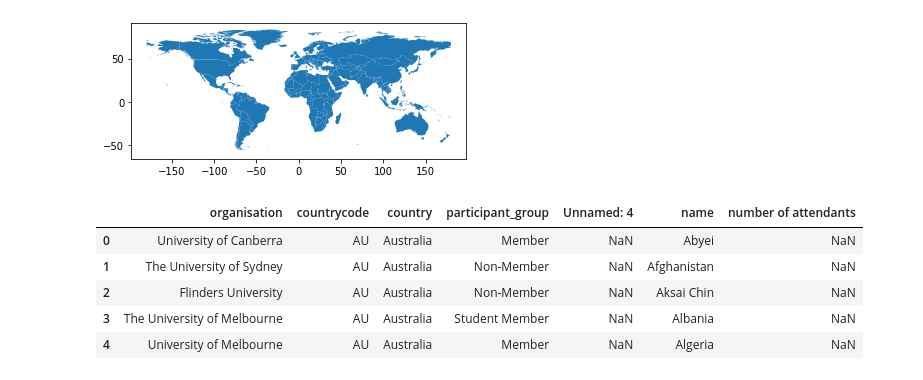
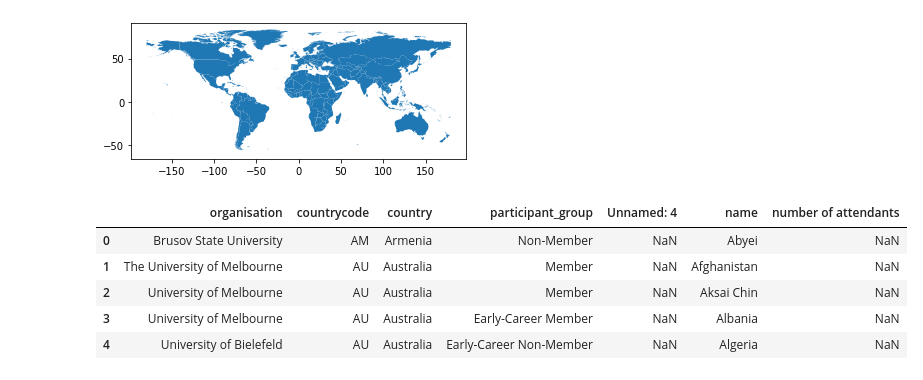
Before and after one commit to alyssageorgee/uaces, a Jupyter notebook: 2022 Data/Map.ipynb, the cells around one changed output. Cells and saved outputs as stored; diff of their text form; code cells hidden in the pictures.

```diff
--- a/2022 Data/Map.ipynb
+++ b/2022 Data/Map.ipynb
@@ -19,15 +19,15 @@ map_df.plot()
 <AxesSubplot:>
 [figure]
 # %%
-df =pd.read_excel('Attendees/2018 Bath.xlsx')
+df =pd.read_excel('Attendees/2021 Virtual.xlsx')
 df.head()
 # %% [output]
 |  | organisation | countrycode | country | participant_group | Unnamed: 4 | name | number of attendants |
-| 0 | University of Canberra | AU | Australia | Member | NaN | Abyei | NaN |
-| 1 | The University of Sydney | AU | Australia | Non-Member | NaN | Afghanistan | NaN |
-| 2 | Flinders University | AU | Australia | Non-Member | NaN | Aksai Chin | NaN |
-| 3 | The University of Melbourne | AU | Australia | Student Member | NaN | Albania | NaN |
-| 4 | University of Melbourne | AU | Australia | Member | NaN | Algeria | NaN |
+| 0 | Brusov State University | AM | Armenia | Non-Member | NaN | Abyei | NaN |
+| 1 | The University of Melbourne | AU | Australia | Member | NaN | Afghanistan | NaN |
+| 2 | University of Melbourne | AU | Australia | Member | NaN | Aksai Chin | NaN |
+| 3 | University of Melbourne | AU | Australia | Early-Career Member | NaN | Albania | NaN |
+| 4 | University of Bielefeld | AU | Australia | Early-Career Non-Member | NaN | Algeria | NaN |
 # %%
 df_merged = pd.merge(map_df,df)
 df_merged.head()
```
Also changed, not shown: parts of 2 cells of this notebook, 9 other files.
